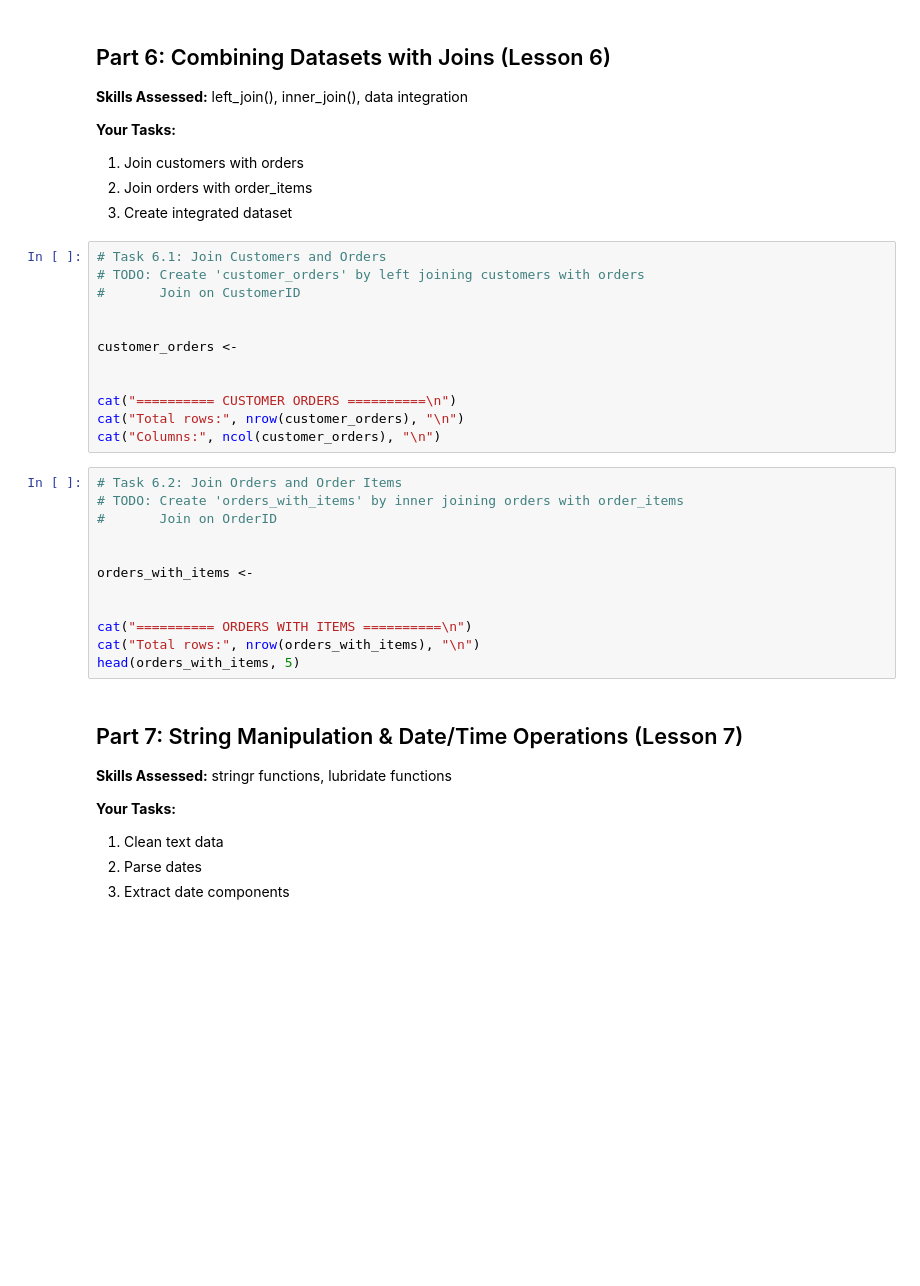
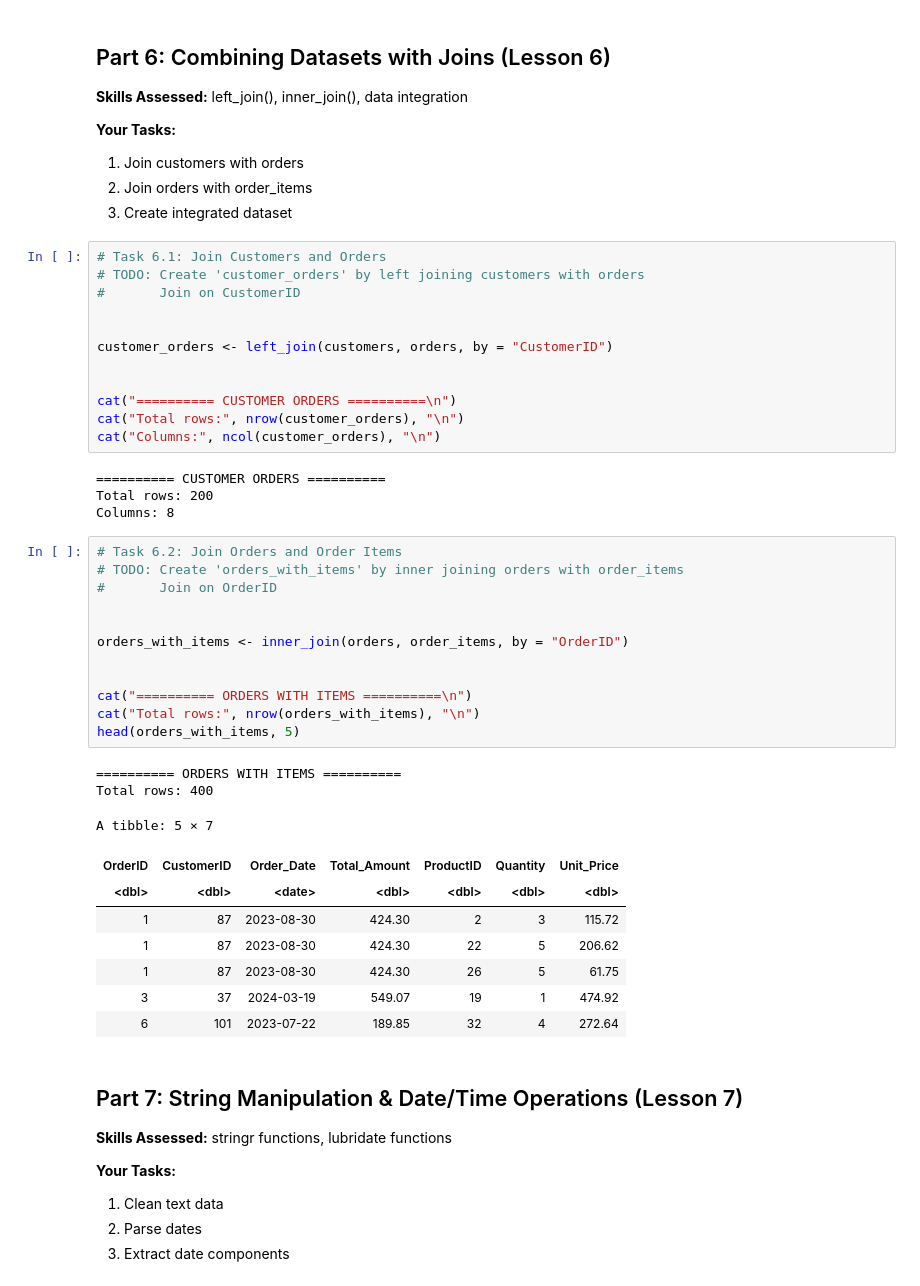
Before and after one commit to UTSA-Humphries-Data-Science/assignment-1-version-3-vivicowan, a Jupyter notebook: assignment/Midterm/MIDTERM_EXAM_COMPREHENSIVE.ipynb, the cells around one changed output. Drawn from its saved outputs; the diff is of its cells as text; blank space fills up the shorter version.

```diff
--- a/assignment/Midterm/MIDTERM_EXAM_COMPREHENSIVE.ipynb
+++ b/assignment/Midterm/MIDTERM_EXAM_COMPREHENSIVE.ipynb
@@ -613,24 +613,39 @@ print(head(revenue_long, 10))
 #       Join on CustomerID
 
 
-customer_orders <-
+customer_orders <- left_join(customers, orders, by = "CustomerID")
 
 
 cat("========== CUSTOMER ORDERS ==========\n")
 cat("Total rows:", nrow(customer_orders), "\n")
 cat("Columns:", ncol(customer_orders), "\n")
+# %% [output]
+========== CUSTOMER ORDERS ==========
+Total rows: 200
+Columns: 8
 # %%
 # Task 6.2: Join Orders and Order Items
 # TODO: Create 'orders_with_items' by inner joining orders with order_items
 #       Join on OrderID
 
 
-orders_with_items <-
+orders_with_items <- inner_join(orders, order_items, by = "OrderID")
 
 
 cat("========== ORDERS WITH ITEMS ==========\n")
 cat("Total rows:", nrow(orders_with_items), "\n")
 head(orders_with_items, 5)
+# %% [output]
+========== ORDERS WITH ITEMS ==========
+Total rows: 400
+A tibble: 5 × 7
+| OrderID | CustomerID | Order_Date | Total_Amount | ProductID | Quantity | Unit_Price |
+| <dbl> | <dbl> | <date> | <dbl> | <dbl> | <dbl> | <dbl> |
+| 1 | 87 | 2023-08-30 | 424.30 | 2 | 3 | 115.72 |
+| 1 | 87 | 2023-08-30 | 424.30 | 22 | 5 | 206.62 |
+| 1 | 87 | 2023-08-30 | 424.30 | 26 | 5 | 61.75 |
+| 3 | 37 | 2024-03-19 | 549.07 | 19 | 1 | 474.92 |
+| 6 | 101 | 2023-07-22 | 189.85 | 32 | 4 | 272.64 |
 # %% [markdown]
 ## Part 7: String Manipulation & Date/Time Operations (Lesson 7)
 
```
Also changed, not shown: parts of 4 cells of this notebook.
